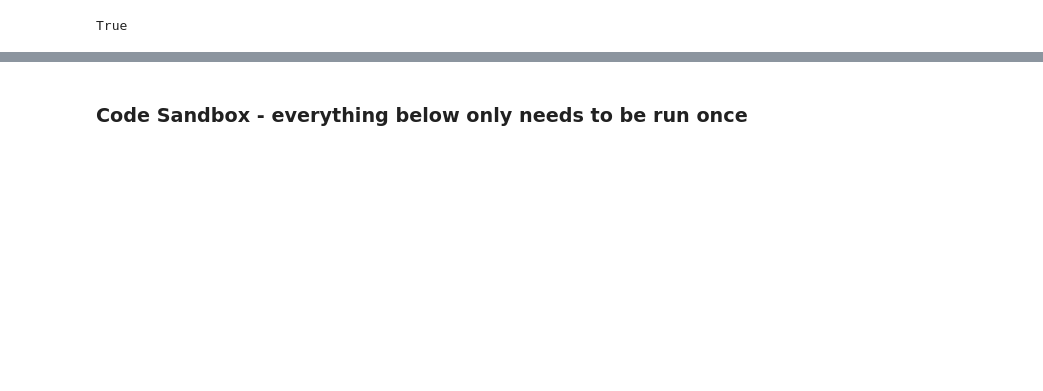
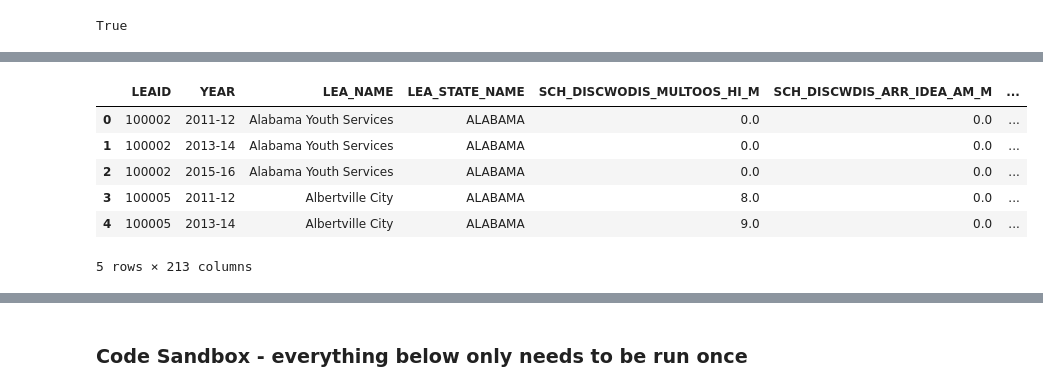
Before and after one commit to Discriminology/Educational-Equity-Data-Commons, a Jupyter notebook: data_processing.ipynb, the cells around one changed output, grey strips where cells are left out. Cells and saved outputs as stored; diff of their text form; code cells hidden in the pictures; blank space fills up the shorter version.

```diff
--- a/data_processing.ipynb
+++ b/data_processing.ipynb
@@ -623,0 +583,2 @@ temp_agg_dict = { 'LEA_NAME':'first',  'LEA_STATE_NAME':'first',
+# %%
+grouped_by_distyr['LEA_STATE_NAME'] = grouped_by_distyr['LEA_STATE_NAME'].fillna(method='bfill')
@@ -623,0 +614,10 @@ temp_agg_dict = { 'LEA_NAME':'first',  'LEA_STATE_NAME':'first',
+# %%
+district_group_w_geo.head()
+# %% [output]
+|  | LEAID | YEAR | LEA_NAME | LEA_STATE_NAME | SCH_DISCWODIS_MULTOOS_HI_M | SCH_DISCWDIS_ARR_IDEA_AM_M | ... |
+| 0 | 100002 | 2011-12 | Alabama Youth Services | ALABAMA | 0.0 | 0.0 | ... |
+| 1 | 100002 | 2013-14 | Alabama Youth Services | ALABAMA | 0.0 | 0.0 | ... |
+| 2 | 100002 | 2015-16 | Alabama Youth Services | ALABAMA | 0.0 | 0.0 | ... |
+| 3 | 100005 | 2011-12 | Albertville City | ALABAMA | 8.0 | 0.0 | ... |
+| 4 | 100005 | 2013-14 | Albertville City | ALABAMA | 9.0 | 0.0 | ... |
+5 rows × 213 columns
```
Also changed, not shown: parts of 35 cells of this notebook.
